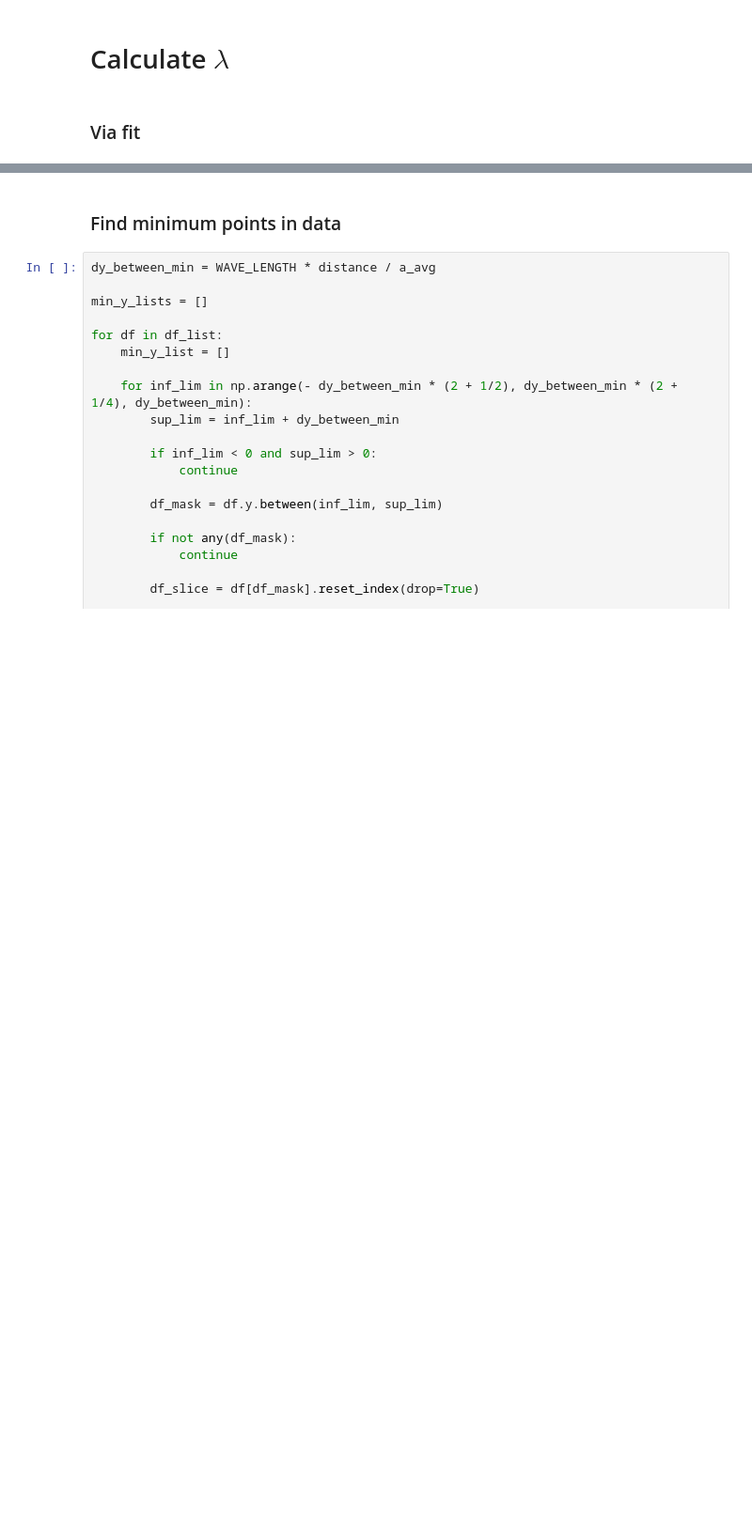
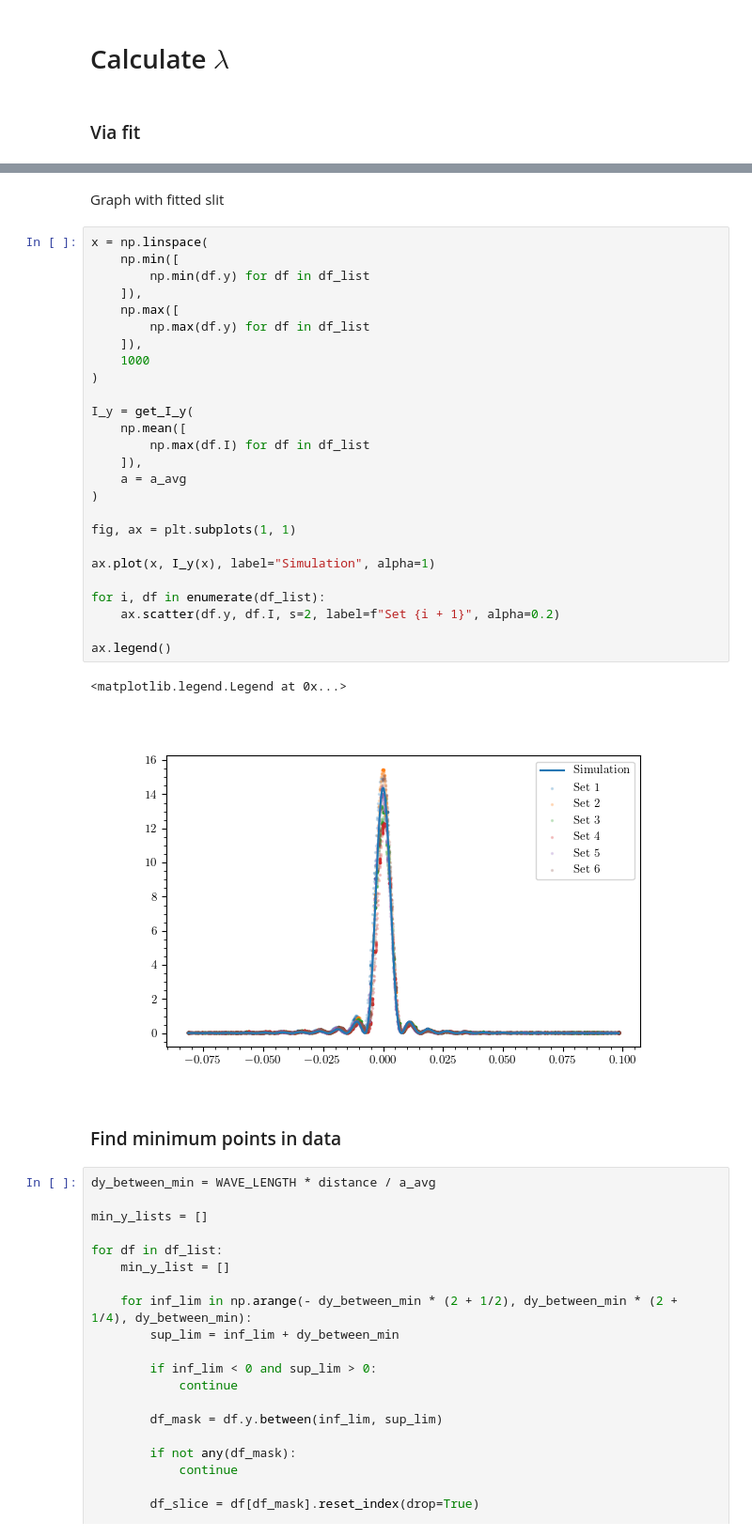
Before and after one commit to Vayxen/Lab2-Ottica-1, a Jupyter notebook: code/analysis.ipynb, the cells around one changed output, grey strips where cells are left out. Shown at 94% size. Cells and saved outputs as stored; diff of their text form; blank space fills up the shorter version.

```diff
--- a/code/analysis.ipynb
+++ b/code/analysis.ipynb
@@ -248,3 +243,34 @@ a = 0.02110 +/- 0.00004 mm
+# %% [markdown]
+Graph with fitted slit
+# %%
+x = np.linspace(
+    np.min([
+        np.min(df.y) for df in df_list
+    ]),
+    np.max([
+        np.max(df.y) for df in df_list
+    ]),
+    1000
+)
+
+I_y = get_I_y(
+    np.mean([
+        np.max(df.I) for df in df_list
+    ]),
+    a = a_avg
+)
+
+fig, ax = plt.subplots(1, 1)
+
+ax.plot(x, I_y(x), label="Simulation", alpha=1)
+
+for i, df in enumerate(df_list):
+    ax.scatter(df.y, df.I, s=2, label=f"Set {i + 1}", alpha=0.2)
+
+ax.legend()
+# %% [output]
+<matplotlib.legend.Legend at 0x...>
+[figure, added]
 # %% [markdown]
 ### Find minimum points in data
 # %%
```
Also changed, not shown: parts of 9 cells of this notebook.
